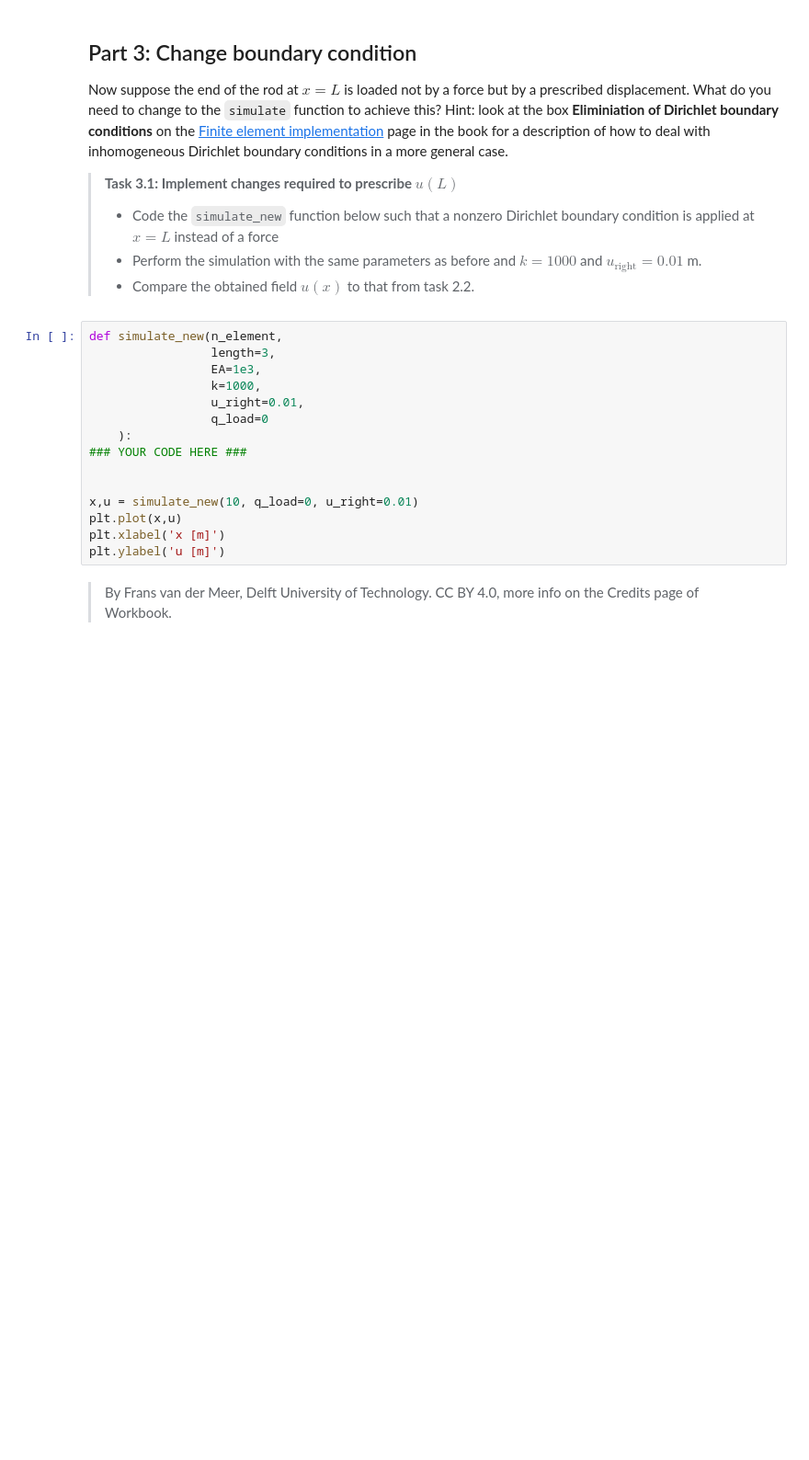
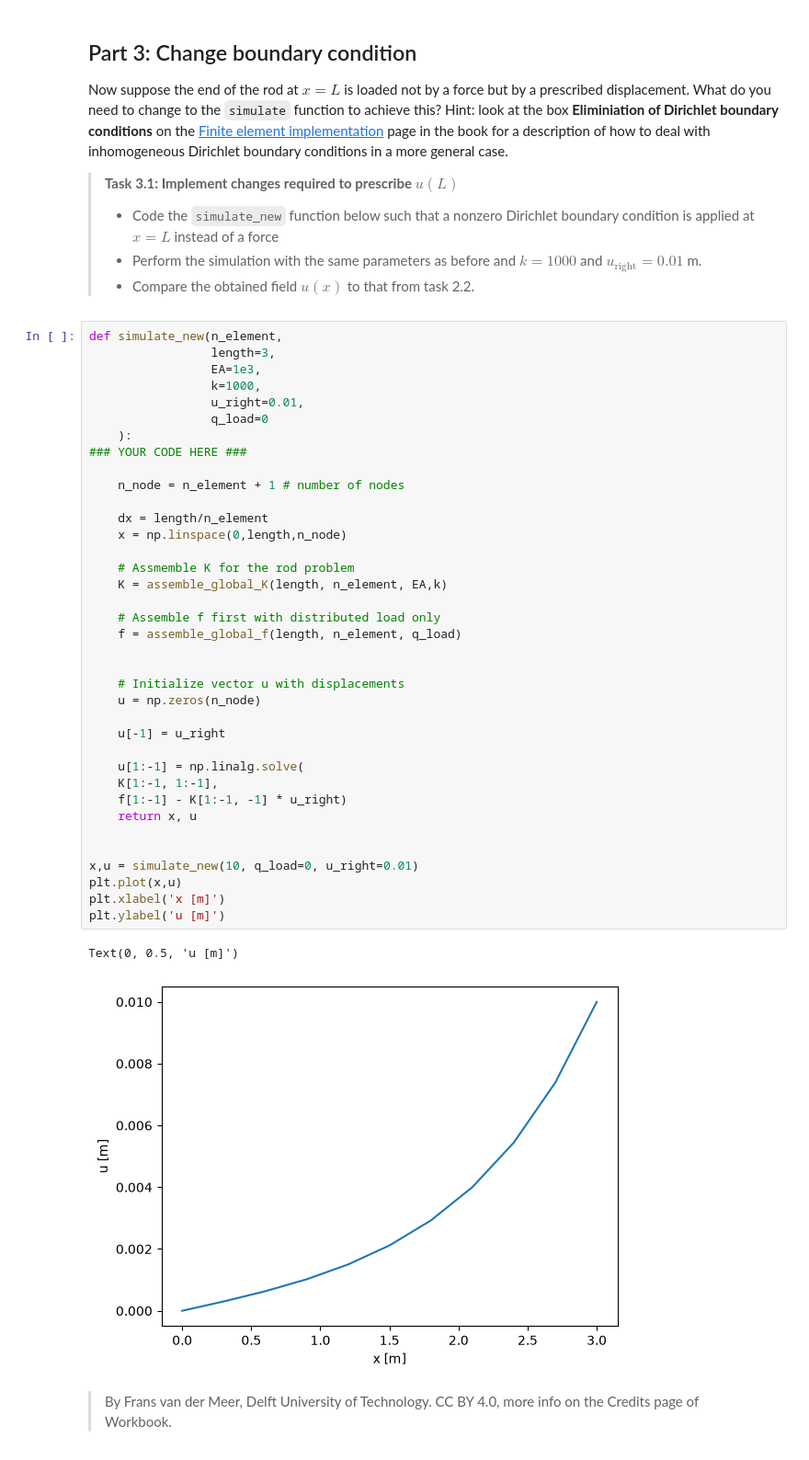
Before and after one commit to Tony-Davison/WS2.2, a Jupyter notebook: all_files_WS_2_2/WS_2_2.ipynb, the cells around one changed output. Shown at 92% size. Cells and saved outputs as stored; diff of their text form; blank space fills up the shorter version.

```diff
--- a/all_files_WS_2_2/WS_2_2.ipynb
+++ b/all_files_WS_2_2/WS_2_2.ipynb
@@ -188,17 +263,42 @@ Now suppose the end of the rod at $x=L$ is loaded not by a force but by a prescr
 # %%
 def simulate_new(n_element,
                  length=3,
                  EA=1e3,
                  k=1000,
                  u_right=0.01,
                  q_load=0
     ):
 ### YOUR CODE HERE ###
 
+    n_node = n_element + 1 # number of nodes
+
+    dx = length/n_element
+    x = np.linspace(0,length,n_node)
+
+    # Assmemble K for the rod problem
+    K = assemble_global_K(length, n_element, EA,k)
+
+    # Assemble f first with distributed load only
+    f = assemble_global_f(length, n_element, q_load)
+
+
+    # Initialize vector u with displacements
+    u = np.zeros(n_node)
+
+    u[-1] = u_right
+
+    u[1:-1] = np.linalg.solve(
+    K[1:-1, 1:-1],
+    f[1:-1] - K[1:-1, -1] * u_right)
+    return x, u
+
 
 x,u = simulate_new(10, q_load=0, u_right=0.01)
 plt.plot(x,u)
 plt.xlabel('x [m]')
 plt.ylabel('u [m]')
+# %% [output]
+Text(0, 0.5, 'u [m]')
+[figure, added]
 # %% [markdown]
 > By Frans van der Meer, Delft University of Technology. CC BY 4.0, more info on the Credits page of Workbook.
```
Also changed, not shown: parts of 4 cells of this notebook.
